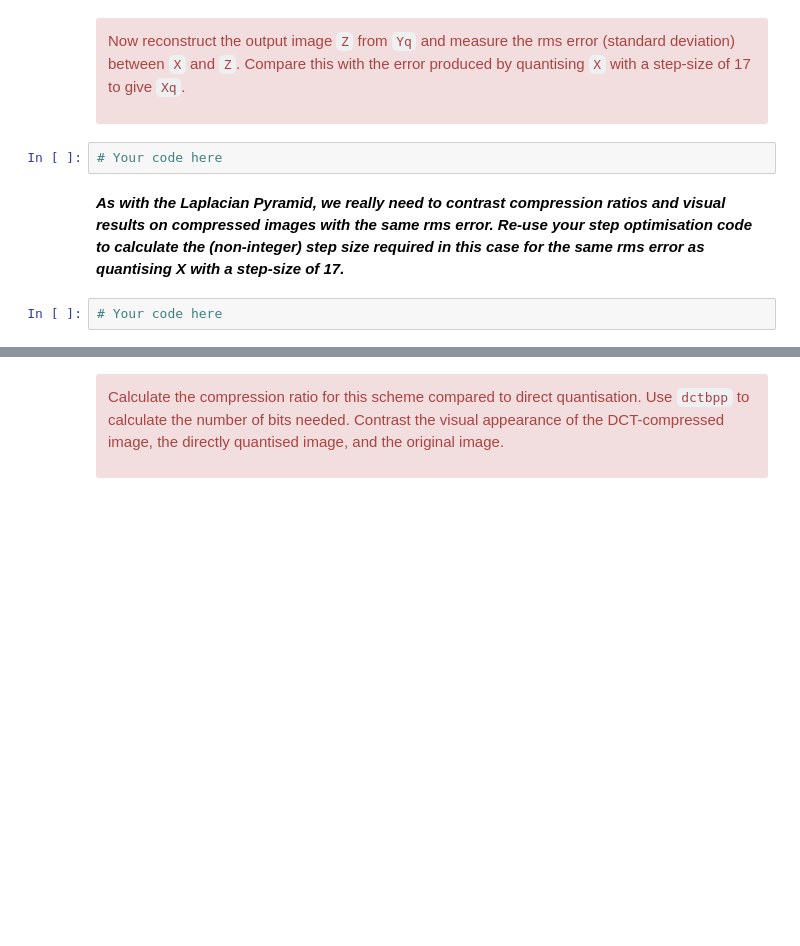
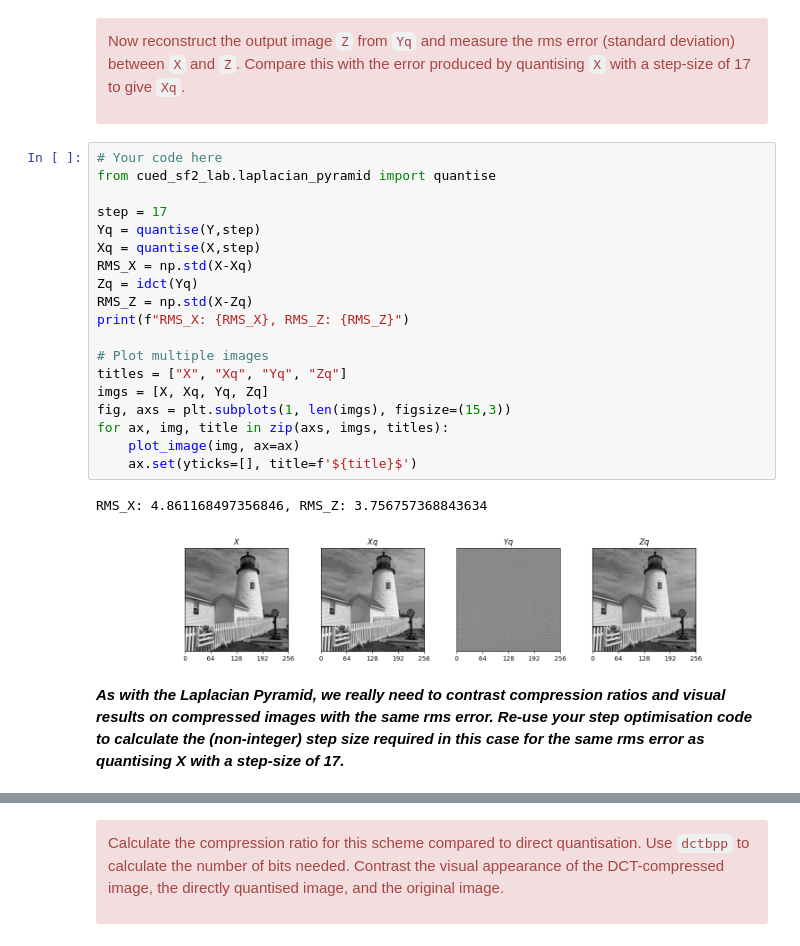
Before and after one commit to jet-tong/cued_sf2_lab, a Jupyter notebook: 7-the-discrete-cosine-transform-jensen.ipynb, the cells around one changed output, grey strips where cells are left out. Drawn from its saved outputs; the diff is of its cells as text; blank space fills up the shorter version.

```diff
--- a/7-the-discrete-cosine-transform-jensen.ipynb
+++ b/7-the-discrete-cosine-transform-jensen.ipynb
@@ -356,9 +435,27 @@ error (standard deviation) between `X` and `Z`.  Compare this with the
 error produced by quantising `X` with a step-size of 17 to give `Xq`.
 
 </div>
-# %%
-# Your code here
+# %%
+# Your code here
+from cued_sf2_lab.laplacian_pyramid import quantise
+
+step = 17
+Yq = quantise(Y,step)
+Xq = quantise(X,step)
+RMS_X = np.std(X-Xq)
+Zq = idct(Yq)
+RMS_Z = np.std(X-Zq)
+print(f"RMS_X: {RMS_X}, RMS_Z: {RMS_Z}")
+
+# Plot multiple images
+titles = ["X", "Xq", "Yq", "Zq"]
+imgs = [X, Xq, Yq, Zq]
+fig, axs = plt.subplots(1, len(imgs), figsize=(15,3))
+for ax, img, title in zip(axs, imgs, titles):
+    plot_image(img, ax=ax)
+    ax.set(yticks=[], title=f'${title}$')
+# %% [output]
+RMS_X: 4.861168497356846, RMS_Z: 3.756757368843634
+[figure, added]
 # %% [markdown]
 ***As with the Laplacian Pyramid, we really need to contrast compression ratios and visual results on compressed images with the same rms error. Re-use your step optimisation code to calculate the (non-integer) step size required in this case for the same rms error as quantising X with a step-size of 17.***
-# %%
-# Your code here
```
Also changed, not shown: parts of 9 cells of this notebook.
